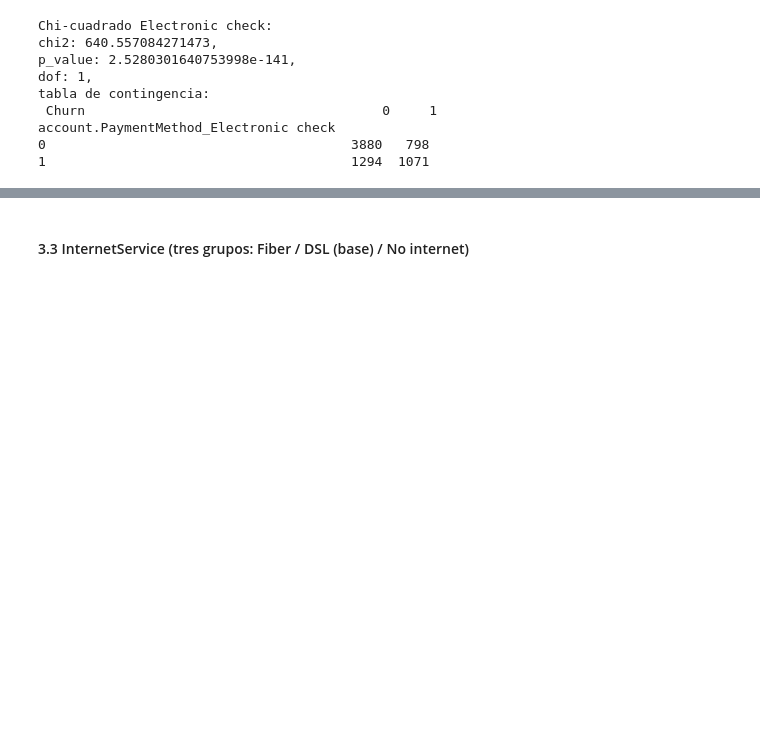
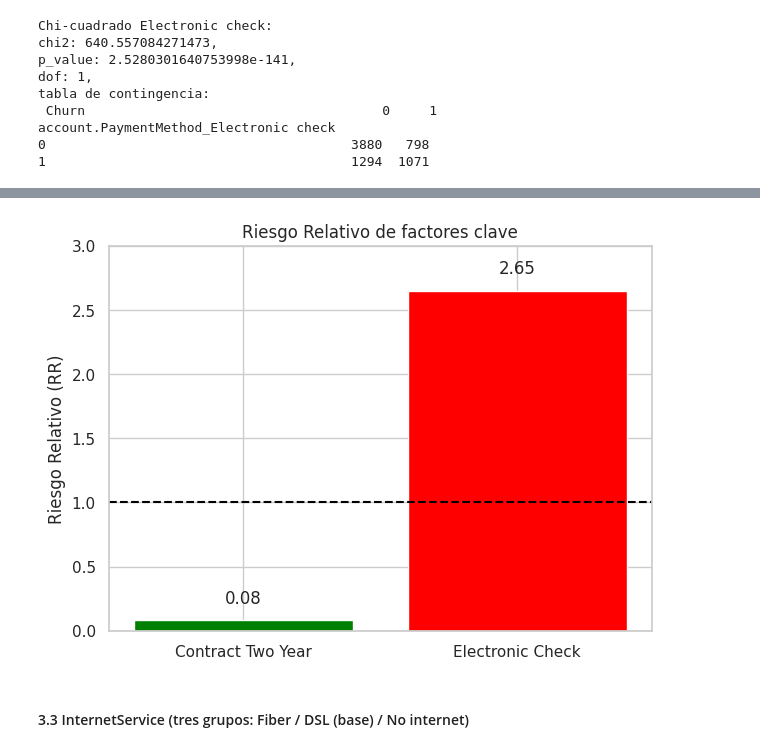
Before and after one commit to Tecindes/ChakkengeONE, a Jupyter notebook: TelecomX_parte2_latam.ipynb, the cells around one changed output, grey strips where cells are left out. Drawn from its saved outputs; the diff is of its cells as text; code cells hidden in the pictures; blank space fills up the shorter version.

```diff
--- a/TelecomX_parte2_latam.ipynb
+++ b/TelecomX_parte2_latam.ipynb
@@ -1233,3 +1313,30 @@ account.PaymentMethod_Electronic check
+# %%
+import matplotlib.pyplot as plt
+
+# Riesgo relativo calculado
+factors = ['Contract Two Year', 'Electronic Check']
+rr_values = [0.083, 2.65]
+
+# Gráfico de barras
+fig, ax = plt.subplots(figsize=(7,5))
+bars = ax.bar(factors, rr_values, color=['green','red'])
+
+# Línea de referencia en 1 (neutral)
+ax.axhline(1, color='black', linestyle='--')
+
+# Etiquetas
+ax.set_ylabel('Riesgo Relativo (RR)')
+ax.set_title('Riesgo Relativo de factores clave')
+
+# Mostrar valores encima
+for bar, val in zip(bars, rr_values):
+    ax.text(bar.get_x() + bar.get_width()/2., val + 0.1,
+            f'{val:.2f}', ha='center', va='bottom')
+
+plt.ylim(0, 3)
+plt.show()
+# %% [output]
+[figure, added]
 # %% [markdown]
 #### 3.3 InternetService (tres grupos: Fiber / DSL (base) / No internet)
 # %%
```
Also changed, not shown: parts of 6 cells of this notebook.
